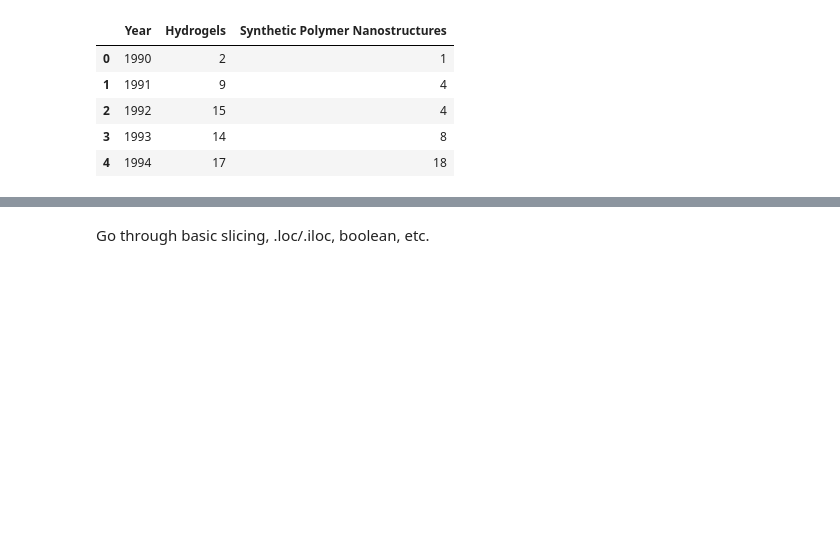
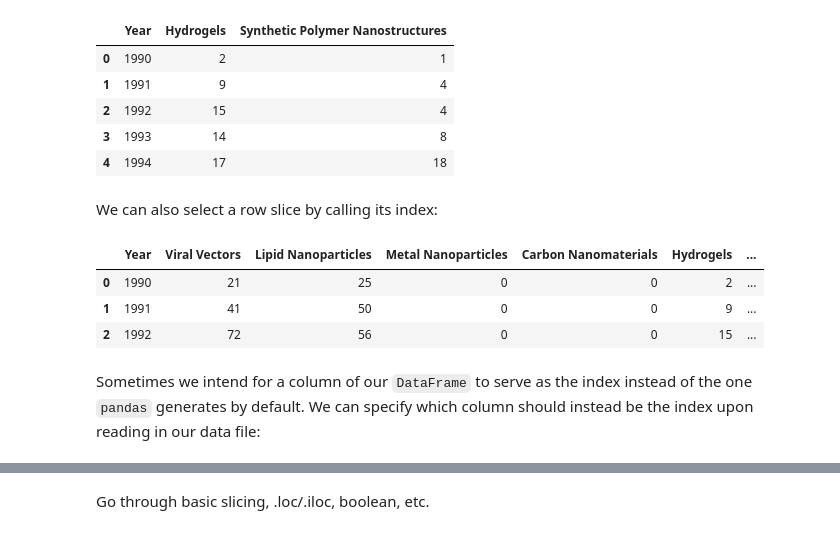
Before and after one commit to jkantorow/nucommlab-datavis-workshop, a Jupyter notebook: day-3/importing_data_with_pandas.ipynb, the cells around one changed output, grey strips where cells are left out. Drawn from its saved outputs; the diff is of its cells as text; code cells hidden in the pictures; blank space fills up the shorter version.

Commit message:
indexing with pandas

```diff
--- a/day-3/importing_data_with_pandas.ipynb
+++ b/day-3/importing_data_with_pandas.ipynb
@@ -51,3 +53,14 @@ data[['Year', 'Hydrogels', 'Synthetic Polymer Nanostructures']].head()
 | 2 | 1992 | 15 | 4 |
 | 3 | 1993 | 14 | 8 |
 | 4 | 1994 | 17 | 18 |
+# %% [markdown]
+We can also select a row slice by calling its index:
+# %%
+data[0:3]
+# %% [output]
+|  | Year | Viral Vectors | Lipid Nanoparticles | Metal Nanoparticles | Carbon Nanomaterials | Hydrogels | ... |
+| 0 | 1990 | 21 | 25 | 0 | 0 | 2 | ... |
+| 1 | 1991 | 41 | 50 | 0 | 0 | 9 | ... |
+| 2 | 1992 | 72 | 56 | 0 | 0 | 15 | ... |
+# %% [markdown]
+Sometimes we intend for a column of our `DataFrame` to serve as the index instead of the one `pandas` generates by default. We can specify which column should instead be the index upon reading in our data file:
```
Also changed, not shown: parts of 21 cells of this notebook.
